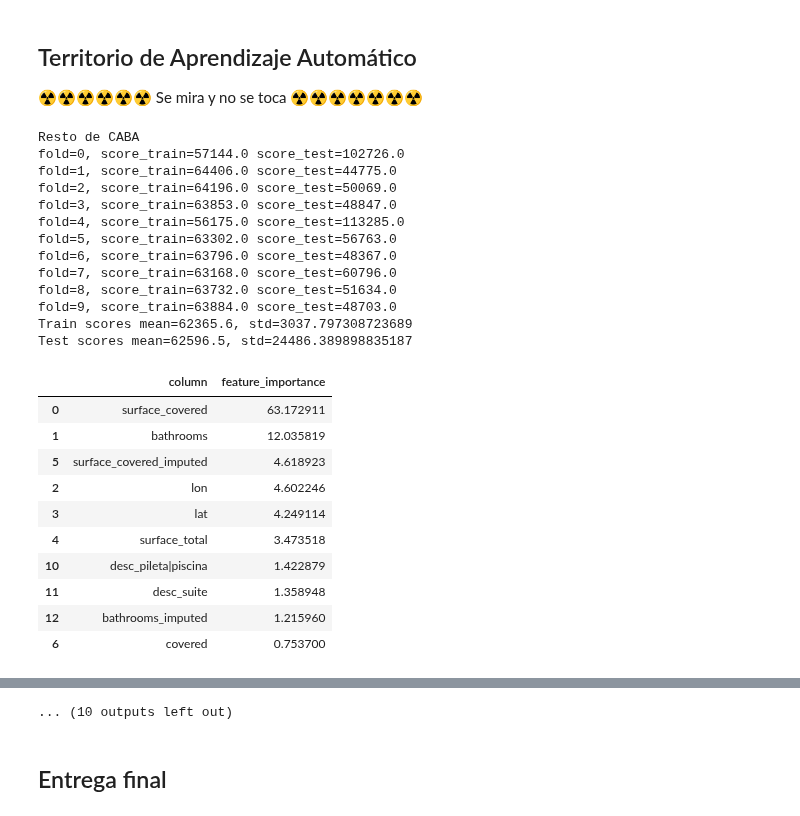
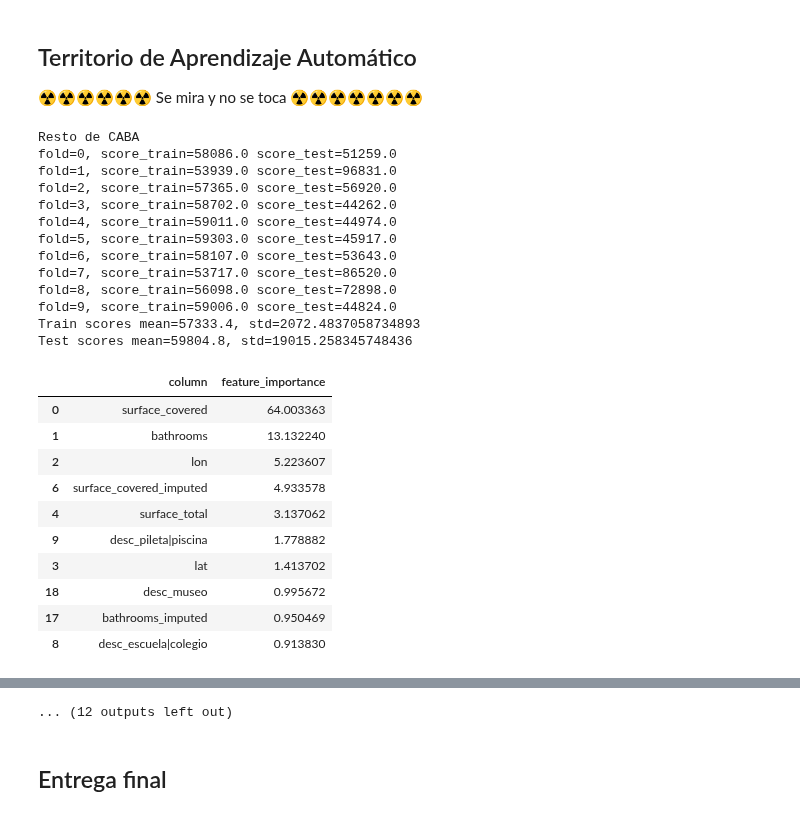
Before and after one commit to josesg998/competencia_properati, a Jupyter notebook: TP_Individual.ipynb, the cells around one changed output, grey strips where cells are left out. Cells and saved outputs as stored; diff of their text form; code cells hidden in the pictures.

```diff
--- a/TP_Individual.ipynb
+++ b/TP_Individual.ipynb
@@ -458,9 +458,9 @@ sns.scatterplot(data=df_train[(df_train.l3=='Puerto Madero')|(df_train.l3=='Cata
 # %%
 # df_test['lat'], df_test['lon'] = df_test['lon'], df_test['lat']
 # df_train['lat'], df_train['lon'] = df_train['lon'], df_train['lat']
-from shapely.geometry import Point
-df_test['punto'] = df_test.apply(lambda row: Point(row['lat'], row['lon']), axis=1)
-df_train['punto'] = df_train.apply(lambda row: Point(row['lat'], row['lon']), axis=1)
+# from shapely.geometry import Point
+# df_test['punto'] = df_test.apply(lambda row: Point(row['lat'], row['lon']), axis=1)
+# df_train['punto'] = df_train.apply(lambda row: Point(row['lat'], row['lon']), axis=1)
 # %% [markdown]
 ## División de base
 # %%
@@ -521,13 +521,13 @@ df_test_noroeste= df_test_caba[df_test_caba.l3.isin(noroeste)]
 df_train_caba = df_train_caba[~df_train_caba.l3.isin(noroeste)]
 df_test_caba = df_test_caba[~df_test_caba.l3.isin(noroeste)]
 
-# centro = ['San Cristobal','Balvanera','San Nicolás','Monserrat','Congreso','San Telmo','Once','Tribunales','Abasto','Centro / Microcentro']
+centro = ['San Nicolás','Monserrat','Tribunales','Centro / Microcentro']
 
-# df_train_centro = df_train_caba[df_train_caba.l3.isin(centro)]
-# df_test_centro= df_test_caba[df_test_caba.l3.isin(centro)]
+df_train_centro = df_train_caba[df_train_caba.l3.isin(centro)]
+df_test_centro= df_test_caba[df_test_caba.l3.isin(centro)]
 
-# df_train_caba = df_train_caba[~df_train_caba.l3.isin(centro)]
-# df_test_caba = df_test_caba[~df_test_caba.l3.isin(centro)]
+df_train_caba = df_train_caba[~df_train_caba.l3.isin(centro)]
+df_test_caba = df_test_caba[~df_test_caba.l3.isin(centro)]
 
 df_train_devoto = df_train_caba[df_train_caba.l3=='Villa Devoto']
 df_test_devoto = df_test_caba[df_test_caba.l3=='Villa Devoto']
@@ -654,3 +654,5 @@ df_train_belgrano = pd.concat((df_train_belgrano,df_train_barracas[df_train_barr
 df_train_barracas = df_train_barracas[~df_train_barracas.title.str.contains('Barrancas')]
 
 df_train_devoto = df_train_devoto[df_train_devoto.price<2215000]
+
+df_train_noroeste = df_train_noroeste[df_train_noroeste.price!=df_train_noroeste.price.max()]
@@ -736,8 +774,8 @@ print("Belgrano")
 df_test_belgrano, df_train_belgrano = filtrado_columnas(df_test_belgrano,df_train_belgrano)
 print("Noroeste")
 df_test_noroeste, df_train_noroeste = filtrado_columnas(df_test_noroeste,df_train_noroeste)
-# print("Centro")
-# df_test_centro, df_train_centro = filtrado_columnas(df_test_centro,df_train_centro)
+print("Centro")
+df_test_centro, df_train_centro = filtrado_columnas(df_test_centro,df_train_centro)
 print("Devoto")
 df_test_devoto, df_train_devoto = filtrado_columnas(df_test_devoto,df_train_devoto)
 print("Barracas")
@@ -900,51 +938,51 @@ def modelado(df_train,df_test):
 # %%
 print("Resto de CABA")
 solucion_caba = modelado(df_train_caba,df_test_caba)
 print("La Plata")
 solucion_la_plata = modelado(df_train_la_plata,df_test_la_plata)
 print("Puerto Madero y Catalinas")
 solucion_madero = modelado(df_train_madero,df_test_madero)
 print("Corredor Norte")
 solucion_corredor_norte = modelado(df_train_corredor_norte,df_test_corredor_norte)
 print("Corredor Sur")
 solucion_corredor_sur = modelado(df_train_corredor_sur,df_test_corredor_sur)
 print("Caballito")
 solucion_caballito = modelado(df_train_caballito,df_test_caballito)
 print("Palermo")
 solucion_palermo= modelado(df_train_palermo,df_test_palermo)
 print("Belgrano")
 solucion_belgrano = modelado(df_train_belgrano,df_test_belgrano)
 print("Noroeste")
 solucion_noroeste = modelado(df_train_noroeste,df_test_noroeste)
-# print("Centro")
-# solucion_centro = modelado(df_train_centro,df_test_centro)
+print("Centro")
+solucion_centro = modelado(df_train_centro,df_test_centro)
 print("devoto")
 solucion_devoto = modelado(df_train_devoto,df_test_devoto)
 print("Barracas")
 solucion_barracas = modelado(df_train_barracas,df_test_barracas)
 # %% [output]
 Resto de CABA
-fold=0, score_train=57144.0 score_test=102726.0
-fold=1, score_train=64406.0 score_test=44775.0
-fold=2, score_train=64196.0 score_test=50069.0
-fold=3, score_train=63853.0 score_test=48847.0
-fold=4, score_train=56175.0 score_test=113285.0
-fold=5, score_train=63302.0 score_test=56763.0
-fold=6, score_train=63796.0 score_test=48367.0
-fold=7, score_train=63168.0 score_test=60796.0
-fold=8, score_train=63732.0 score_test=51634.0
-fold=9, score_train=63884.0 score_test=48703.0
-Train scores mean=62365.6, std=3037.797308723689
-Test scores mean=62596.5, std=24486.389898835187
+fold=0, score_train=58086.0 score_test=51259.0
+fold=1, score_train=53939.0 score_test=96831.0
+fold=2, score_train=57365.0 score_test=56920.0
+fold=3, score_train=58702.0 score_test=44262.0
+fold=4, score_train=59011.0 score_test=44974.0
+fold=5, score_train=59303.0 score_test=45917.0
+fold=6, score_train=58107.0 score_test=53643.0
+fold=7, score_train=53717.0 score_test=86520.0
+fold=8, score_train=56098.0 score_test=72898.0
+fold=9, score_train=59006.0 score_test=44824.0
+Train scores mean=57333.4, std=2072.4837058734893
+Test scores mean=59804.8, std=19015.258345748436
 |  | column | feature_importance |
-| 0 | surface_covered | 63.172911 |
-| 1 | bathrooms | 12.035819 |
-| 5 | surface_covered_imputed | 4.618923 |
-| 2 | lon | 4.602246 |
-| 3 | lat | 4.249114 |
-| 4 | surface_total | 3.473518 |
-| 10 | desc_pileta|piscina | 1.422879 |
-| 11 | desc_suite | 1.358948 |
-| 12 | bathrooms_imputed | 1.215960 |
-| 6 | covered | 0.753700 |
+| 0 | surface_covered | 64.003363 |
+| 1 | bathrooms | 13.132240 |
+| 2 | lon | 5.223607 |
+| 6 | surface_covered_imputed | 4.933578 |
+| 4 | surface_total | 3.137062 |
+| 9 | desc_pileta|piscina | 1.778882 |
+| 3 | lat | 1.413702 |
+| 18 | desc_museo | 0.995672 |
+| 17 | bathrooms_imputed | 0.950469 |
+| 8 | desc_escuela|colegio | 0.913830 |
 La Plata
@@ -1070,4 +1108,4 @@ Test scores mean=105402.3, std=87303.10083973726
-... (10 outputs left out)
+... (12 outputs left out)
 # %% [markdown]
 ## Entrega final
 # %%
```
Also changed, not shown: parts of 10 cells of this notebook.
